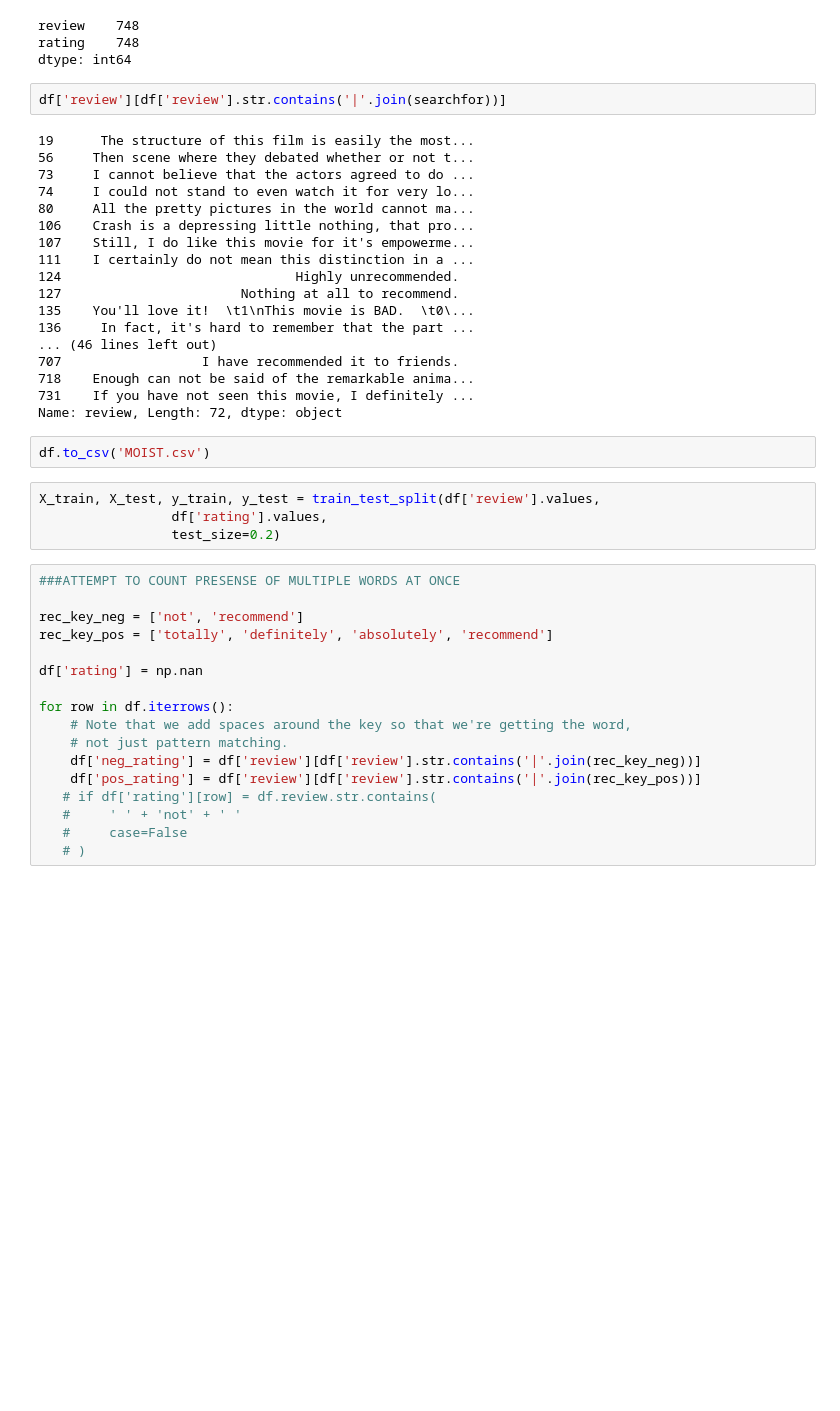
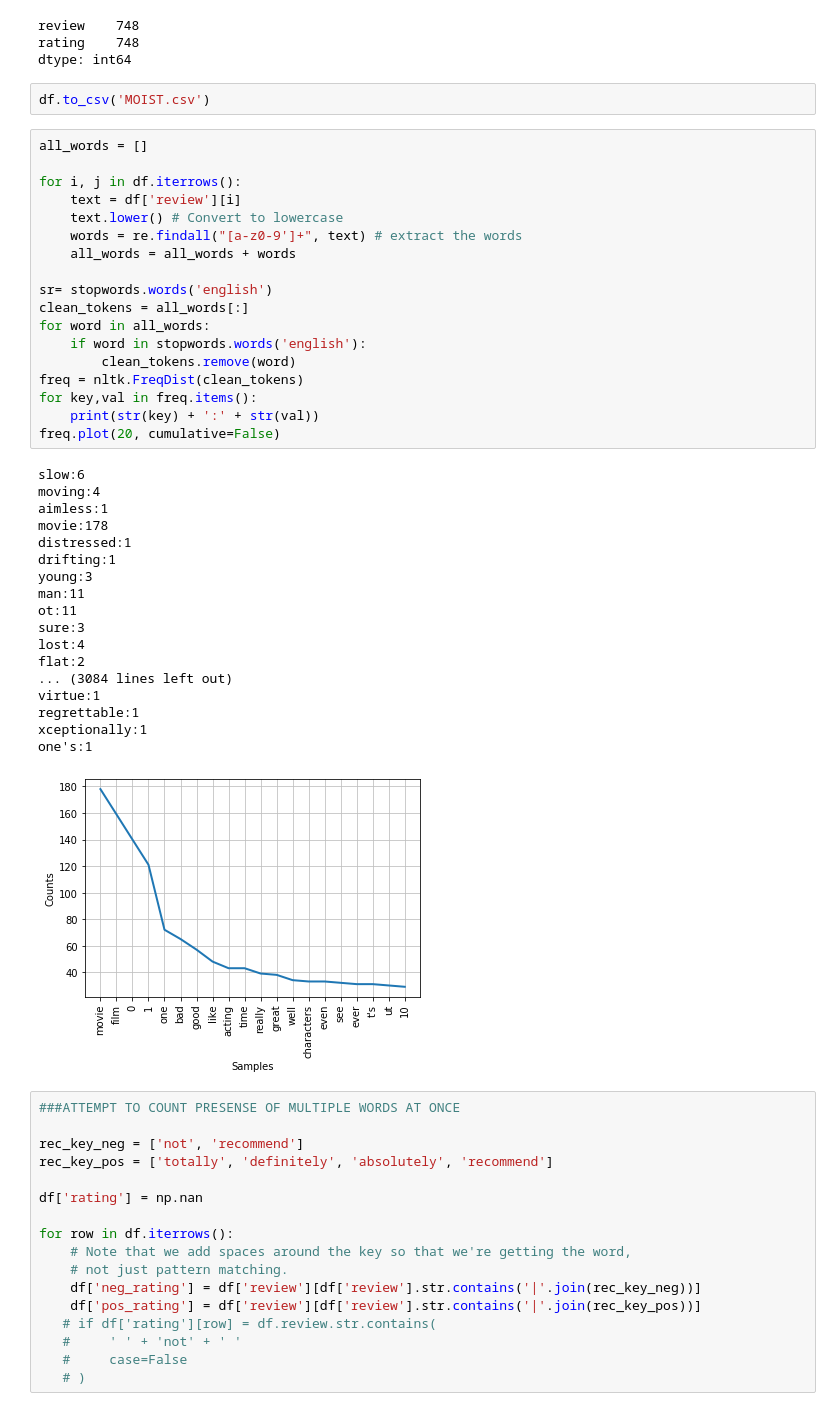
Before and after one commit to colettegabriel/data_science, a Jupyter notebook: Sentiment Analysis.ipynb, the cells around one changed output. Drawn from its saved outputs; the diff is of its cells as text; blank space fills up the shorter version.

```diff
--- a/Sentiment Analysis.ipynb
+++ b/Sentiment Analysis.ipynb
@@ -36,32 +39,45 @@ df.isnull().count()
 review    748
 rating    748
 dtype: int64
-# %%
-df['review'][df['review'].str.contains('|'.join(searchfor))]
-# %% [output]
-19      The structure of this film is easily the most...
-56     Then scene where they debated whether or not t...
-73     I cannot believe that the actors agreed to do ...
-74     I could not stand to even watch it for very lo...
-80     All the pretty pictures in the world cannot ma...
-106    Crash is a depressing little nothing, that pro...
-107    Still, I do like this movie for it's empowerme...
-111    I certainly do not mean this distinction in a ...
-124                              Highly unrecommended.
-127                       Nothing at all to recommend.
-135    You'll love it!  \t1\nThis movie is BAD.  \t0\...
-136     In fact, it's hard to remember that the part ...
-... (46 lines left out)
-707                  I have recommended it to friends.
-718    Enough can not be said of the remarkable anima...
-731    If you have not seen this movie, I definitely ...
-Name: review, Length: 72, dtype: object
 # %%
 df.to_csv('MOIST.csv')
-# %%
-X_train, X_test, y_train, y_test = train_test_split(df['review'].values,
-                 df['rating'].values,
-                 test_size=0.2)
+# %%
+all_words = []
+
+for i, j in df.iterrows():
+    text = df['review'][i]
+    text.lower() # Convert to lowercase
+    words = re.findall("[a-z0-9']+", text) # extract the words
+    all_words = all_words + words
+
+sr= stopwords.words('english')
+clean_tokens = all_words[:]
+for word in all_words:
+    if word in stopwords.words('english'):
+        clean_tokens.remove(word)
+freq = nltk.FreqDist(clean_tokens)
+for key,val in freq.items():
+    print(str(key) + ':' + str(val))
+freq.plot(20, cumulative=False)
+# %% [output]
+slow:6
+moving:4
+aimless:1
+movie:178
+distressed:1
+drifting:1
+young:3
+man:11
+ot:11
+sure:3
+lost:4
+flat:2
+... (3084 lines left out)
+virtue:1
+regrettable:1
+xceptionally:1
+one's:1
+[figure, added]
 # %%
 ###ATTEMPT TO COUNT PRESENSE OF MULTIPLE WORDS AT ONCE
 
```
Also changed, not shown: parts of 10 cells of this notebook, 1 other file.
